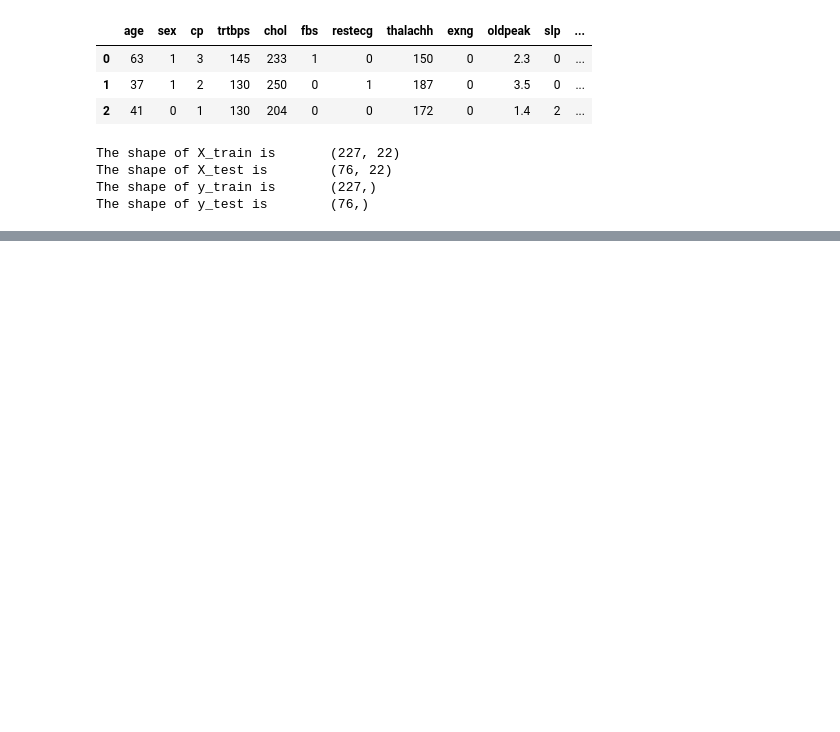
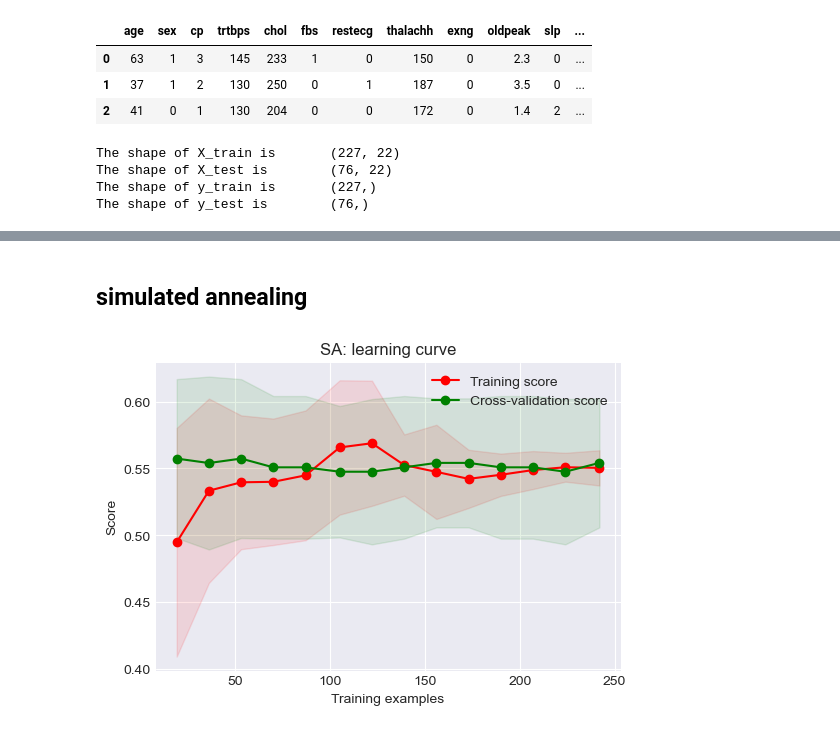
Before and after one commit to Alijafr/ML, a Jupyter notebook: assignment 2/code/Neural_Net.ipynb, the cells around one changed output, grey strips where cells are left out. Drawn from its saved outputs; the diff is of its cells as text; code cells hidden in the pictures; blank space fills up the shorter version.

```diff
--- a/assignment 2/code/Neural_Net.ipynb
+++ b/assignment 2/code/Neural_Net.ipynb
@@ -254,0 +322,18 @@ Algorithm = random_hill_climb
+# %% [markdown]
+## simulated annealing
+# %%
+# Define SA exponential decay schedule
+exp_decay = ExpDecay(init_temp=100,
+                     exp_const=0.1,
+                     min_temp=0.001)
+SA =  NeuralNetwork(hidden_nodes=[10,], activation='relu',
+                       algorithm='simulated_annealing', max_iters=1000,
+                       bias=True, is_classifier=True,schedule=exp_decay, learning_rate=0.01,
+                       early_stopping=False, clip_max=1e10,random_state =102,
+                       max_attempts=100, curve=False)
+title = 'SA: learning curve'
+plt = plot_learning_curve(SA,title,X,y.squeeze(1),n_jobs=-1)
+plt.savefig(save_folder+ "SA_learning_curve.pdf")
+plt.show()
+# %% [output]
+[figure, added]
```
Also changed, not shown: parts of 8 cells of this notebook, 5 other files.
